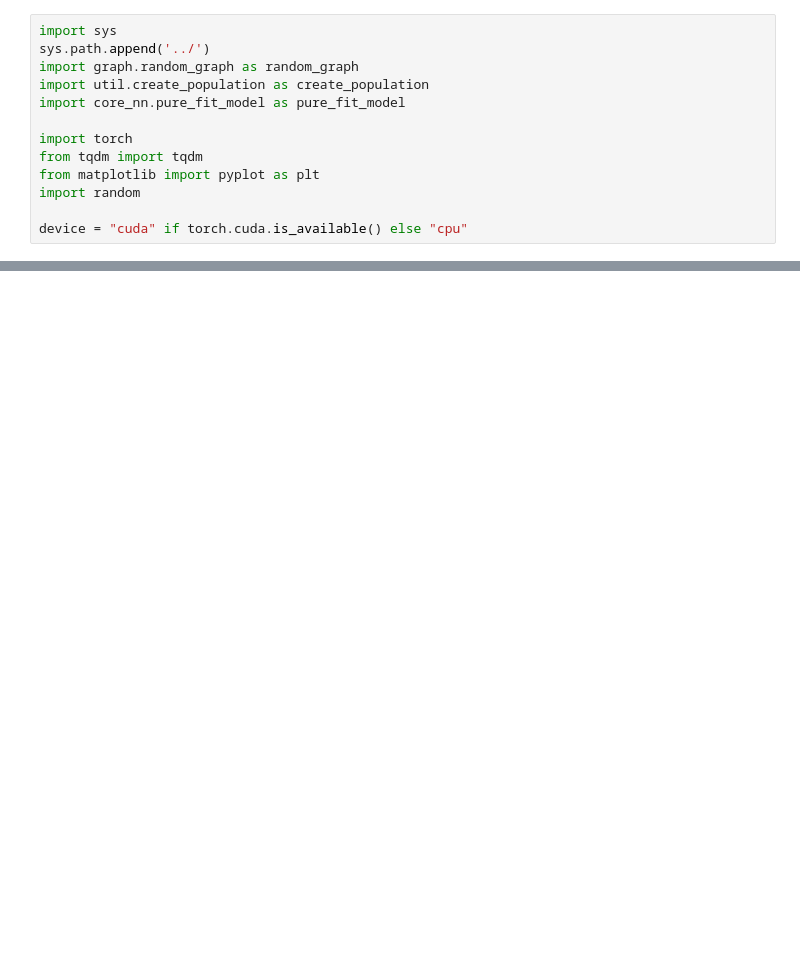
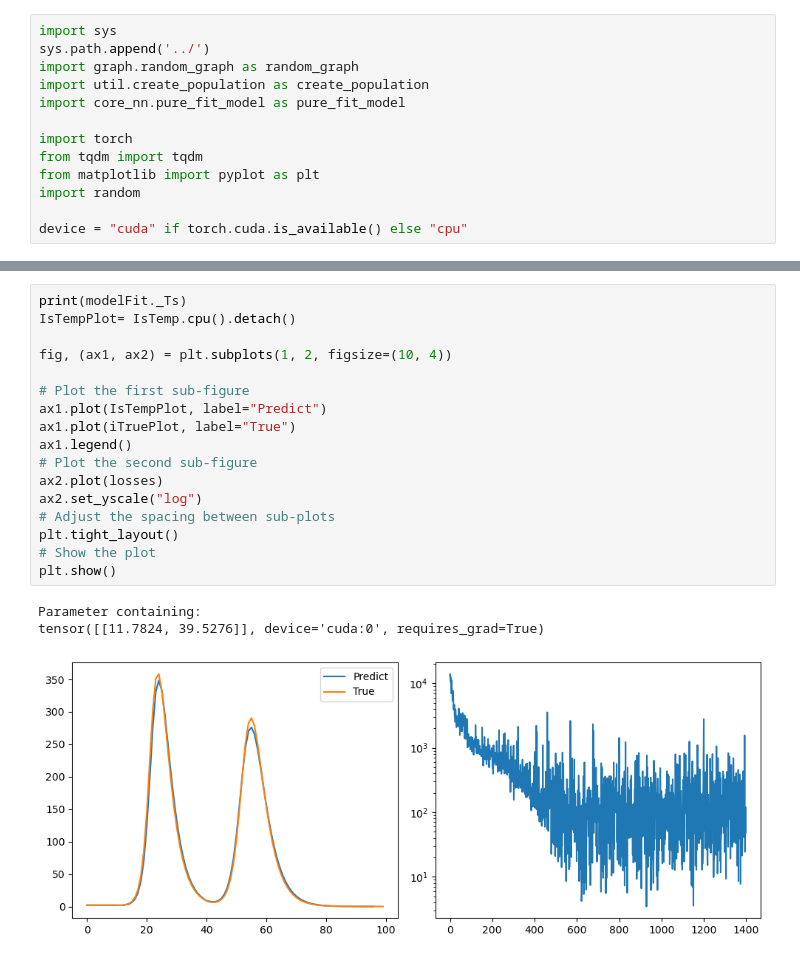
Before and after one commit to bizhili/Epi_fit, a Jupyter notebook: 10_1_epis_fit/script/create_model.ipynb, the cells around one changed output, grey strips where cells are left out. Cells and saved outputs as stored; diff of their text form; blank space fills up the shorter version.

```diff
--- a/10_1_epis_fit/script/create_model.ipynb
+++ b/10_1_epis_fit/script/create_model.ipynb
@@ -151,0 +293,21 @@ plt.legend()
+# %%
+print(modelFit._Ts)
+IsTempPlot= IsTemp.cpu().detach()
+
+fig, (ax1, ax2) = plt.subplots(1, 2, figsize=(10, 4))
+
+# Plot the first sub-figure
+ax1.plot(IsTempPlot, label="Predict")
+ax1.plot(iTruePlot, label="True")
+ax1.legend()
+# Plot the second sub-figure
+ax2.plot(losses)
+ax2.set_yscale("log")
+# Adjust the spacing between sub-plots
+plt.tight_layout()
+# Show the plot
+plt.show()
+# %% [output]
+Parameter containing:
+tensor([[11.7824, 39.5276]], device='cuda:0', requires_grad=True)
+[figure, added]
```
Also changed, not shown: parts of 11 cells of this notebook, 2 other files.
